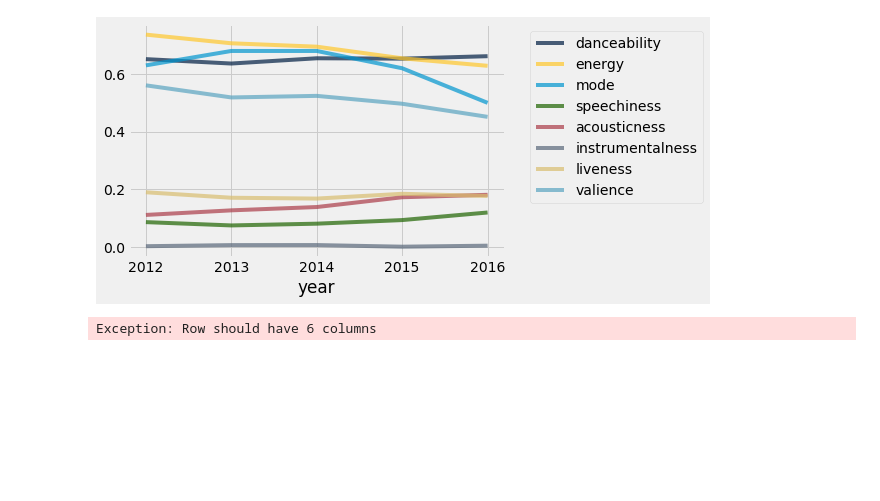
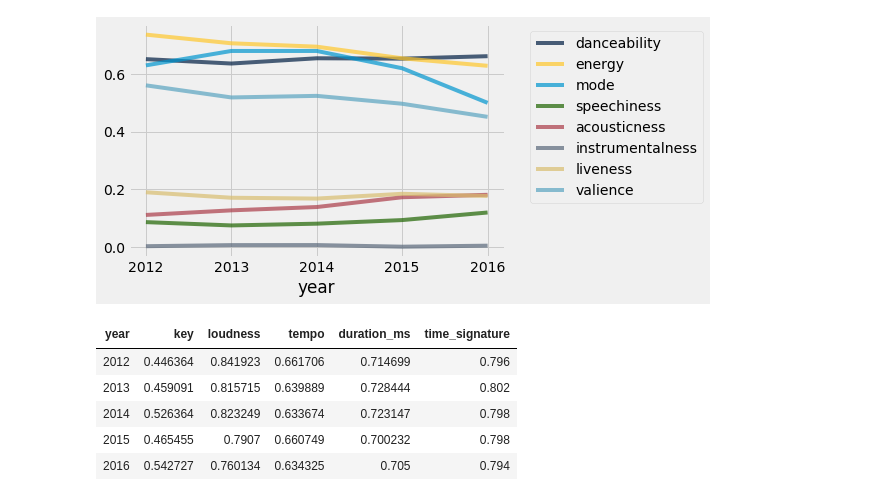
Before and after one commit to anatasiavela/Spot-the-Future, a Jupyter notebook: code/Line_Graph.ipynb, the cells around one changed output. Saved outputs shown, nothing was run; the diff lists cells and outputs as text; code cells hidden in the pictures; blank space fills up the shorter version.

```diff
--- a/code/Line_Graph.ipynb
+++ b/code/Line_Graph.ipynb
@@ -15,9 +17,9 @@ years = [2012, 2013, 2014, 2015, 2016]
 # %%
-maxim = [None, None, None, 0, 0, 0, 0, 0, 0, 0, 0, 0, 0, 0, 0, 0]
-minim = [None, None, None, 0, 0, 0, 0, 0, 0, 0, 0, 0, 0, 0, 0, 0]
+maxim = [None, None, None, None, None, 0, 0, None, None, None, None, None, None, 0, 0, 0]
+minim = [None, None, None, None, None, 0, 0, None, None, None, None, None, None, 0, 0, 0]
 for year in years:
     d = Table().read_table("../data/cleandata/top_songs_" + str(year) + ".csv")
-    for i in np.arange(3, d.num_columns):
+    for i in scaled:
         if min(d.column(i)) < minim[i]:
             minim[i] = min(d.column(i))
         if max(d.column(i)) > minim[i]:
@@ -66,12 +66,17 @@ mean_data.plot("year")
 # %%
 mean_scale_data = Table().with_columns("year", [],
                     "key", [],
                     "loudness", [],
                     "tempo", [],
                     "duration_ms", [],
                     "time_signature", [],)
 for year in years:
-    mean_scale_data = mean_scale_data.with_row(attribute(year))
+    mean_scale_data = mean_scale_data.with_row(scale_attribute(year))
 mean_scale_data
 # %% [output]
-Exception: Row should have 6 columns
+| year | key | loudness | tempo | duration_ms | time_signature |
+| 2012 | 0.446364 | 0.841923 | 0.661706 | 0.714699 | 0.796 |
+| 2013 | 0.459091 | 0.815715 | 0.639889 | 0.728444 | 0.802 |
+| 2014 | 0.526364 | 0.823249 | 0.633674 | 0.723147 | 0.798 |
+| 2015 | 0.465455 | 0.7907 | 0.660749 | 0.700232 | 0.798 |
+| 2016 | 0.542727 | 0.760134 | 0.634325 | 0.705 | 0.794 |
```
Also changed, not shown: parts of 7 cells of this notebook, 2 other files.
